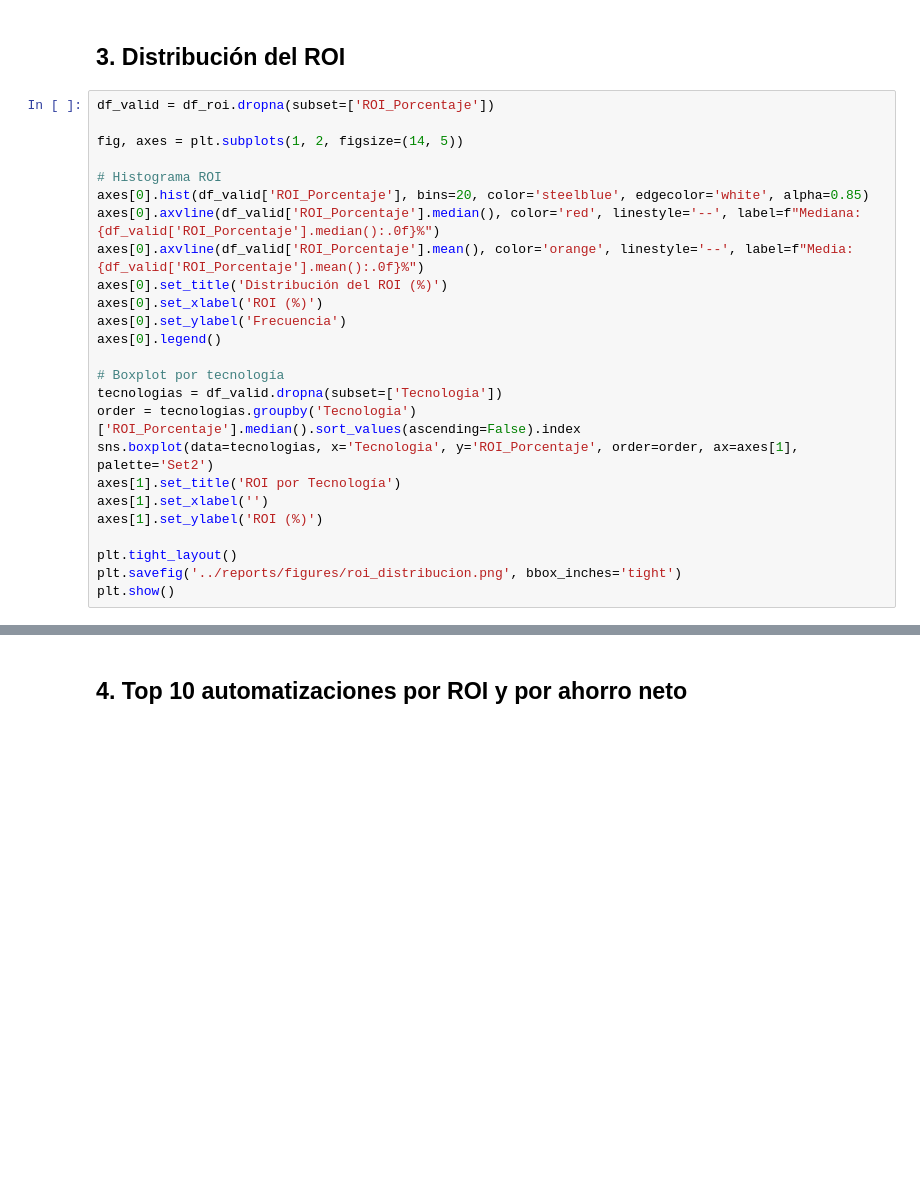
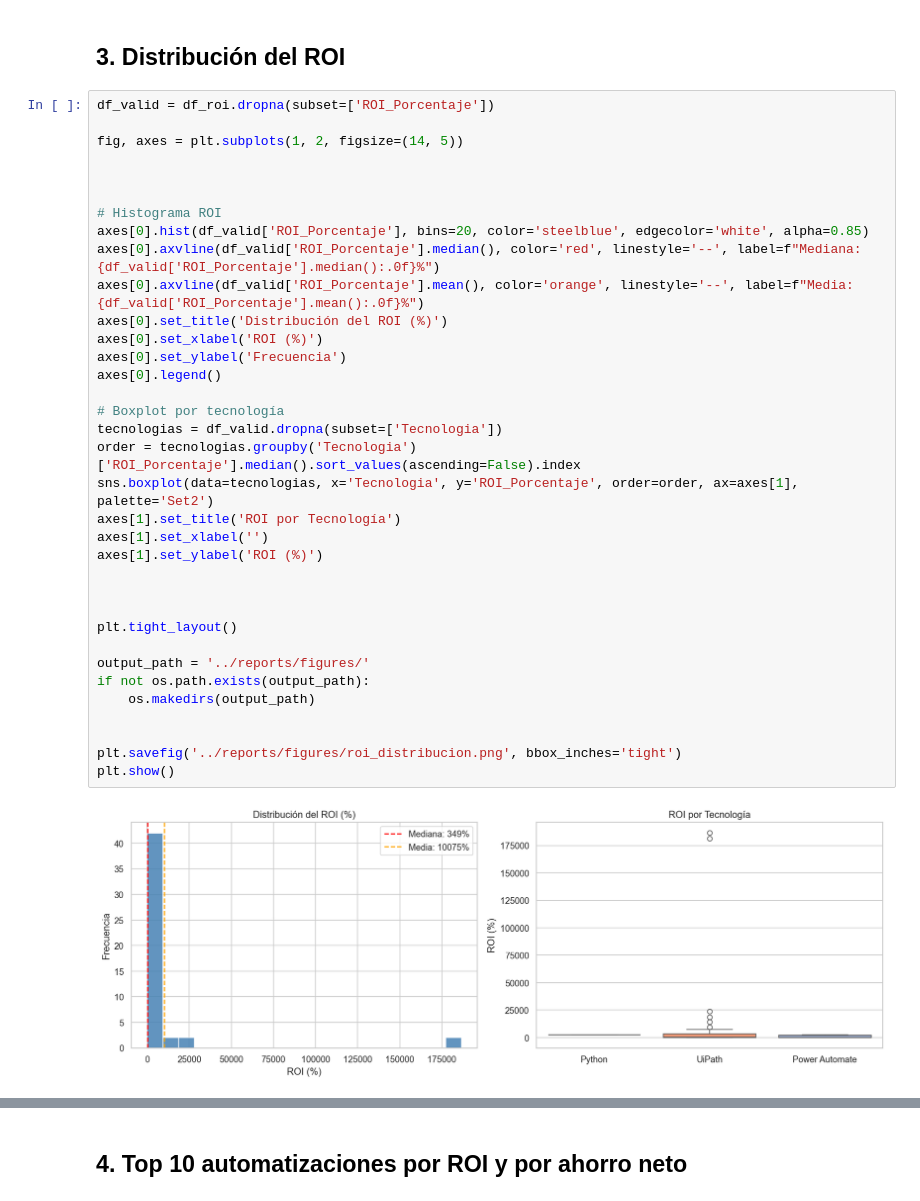
Before and after one commit to miloguz/Ye-Ca-Es-DatosExpost, a Jupyter notebook: notebooks/02_eda_roi.ipynb, the cells around one changed output, grey strips where cells are left out. Saved outputs shown, nothing was run; the diff lists cells and outputs as text; blank space fills up the shorter version.

```diff
--- a/notebooks/02_eda_roi.ipynb
+++ b/notebooks/02_eda_roi.ipynb
@@ -85,25 +145,37 @@ df_roi[[c for c in cols_show if c in df_roi.columns]].sort_values('ROI_Porcentaj
 # %%
 df_valid = df_roi.dropna(subset=['ROI_Porcentaje'])
 
 fig, axes = plt.subplots(1, 2, figsize=(14, 5))
+
+
 
 # Histograma ROI
 axes[0].hist(df_valid['ROI_Porcentaje'], bins=20, color='steelblue', edgecolor='white', alpha=0.85)
 axes[0].axvline(df_valid['ROI_Porcentaje'].median(), color='red', linestyle='--', label=f"Mediana: {df_valid['ROI_Porcentaje'].median():.0f}%")
 axes[0].axvline(df_valid['ROI_Porcentaje'].mean(), color='orange', linestyle='--', label=f"Media: {df_valid['ROI_Porcentaje'].mean():.0f}%")
 axes[0].set_title('Distribución del ROI (%)')
 axes[0].set_xlabel('ROI (%)')
 axes[0].set_ylabel('Frecuencia')
 axes[0].legend()
 
 # Boxplot por tecnología
 tecnologias = df_valid.dropna(subset=['Tecnologia'])
 order = tecnologias.groupby('Tecnologia')['ROI_Porcentaje'].median().sort_values(ascending=False).index
 sns.boxplot(data=tecnologias, x='Tecnologia', y='ROI_Porcentaje', order=order, ax=axes[1], palette='Set2')
 axes[1].set_title('ROI por Tecnología')
 axes[1].set_xlabel('')
 axes[1].set_ylabel('ROI (%)')
 
+
+
 plt.tight_layout()
+
+output_path = '../reports/figures/'
+if not os.path.exists(output_path):
+    os.makedirs(output_path)
+
+
 plt.savefig('../reports/figures/roi_distribucion.png', bbox_inches='tight')
 plt.show()
+# %% [output]
+[figure, added]
```
Also changed, not shown: parts of 22 cells of this notebook, 2 other files.
